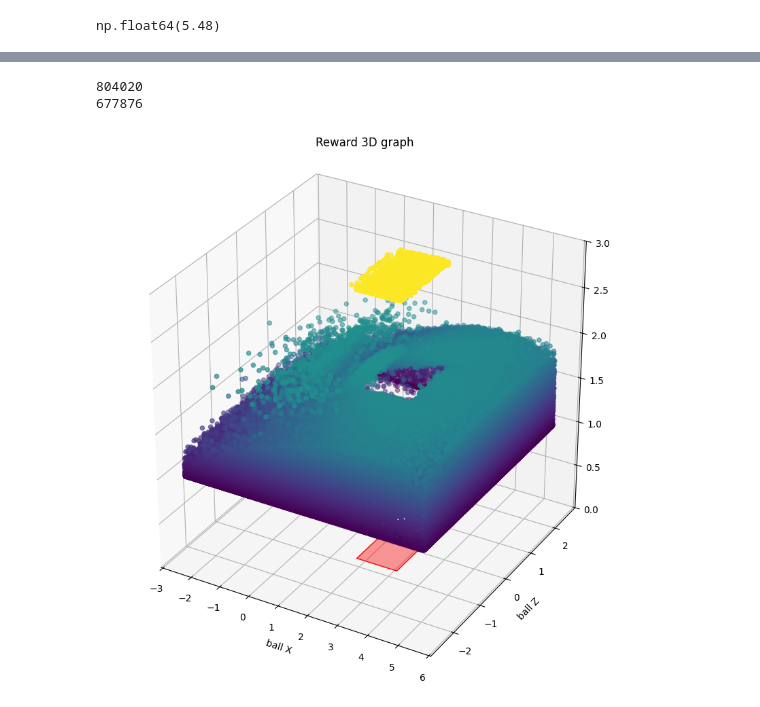
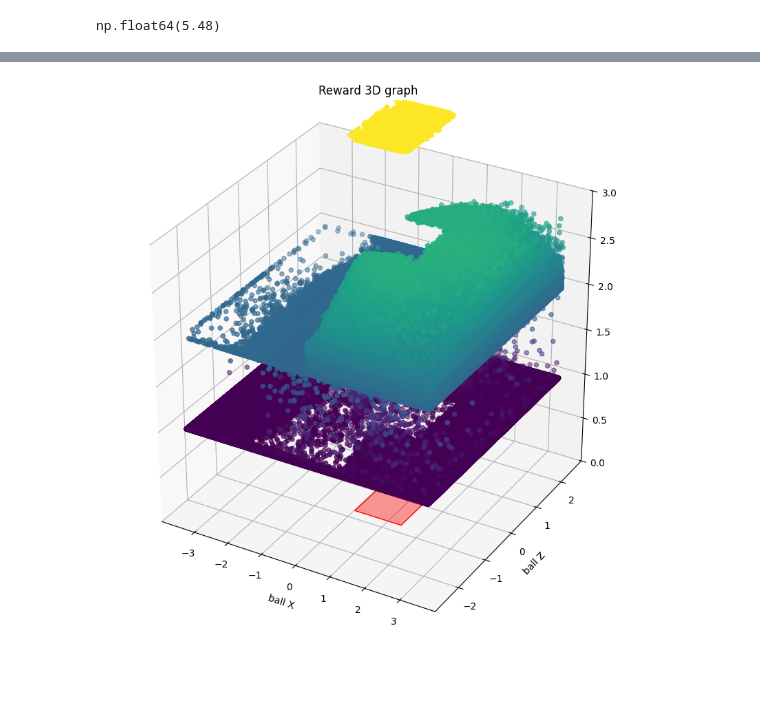
Before and after one commit to jin7369/RobotTableTennis_Stats, a Jupyter notebook: TableTennisTrajectoryStats.ipynb, the cells around one changed output, grey strips where cells are left out. Saved outputs shown, nothing was run; the diff lists cells and outputs as text; code cells hidden in the pictures; blank space fills up the shorter version.

```diff
--- a/TableTennisTrajectoryStats.ipynb
+++ b/TableTennisTrajectoryStats.ipynb
@@ -103,0 +112,3 @@ desc
+# %%
+df = pd.read_csv("../RobotTableTennisLab507/log/10_20_3.csv")
+df = df.query('cbt1==1').reset_index(drop=True)
@@ -226,14 +277,9 @@ ax.set_box_aspect([1, 1, 1])
 df_plot['ball_x'].max()
 # %% [output]
 np.float64(5.48)
+# %%
+df_plot = df.query('cbt1==1')
 # %%
-df = pd.read_csv("../Log/2025_08_14_12_11/PDPT.csv")
-print(len(df))
-df = df.query('cbt1==1').reset_index(drop=True)
-df_plot = df
-
-
-
 from mpl_toolkits.mplot3d.art3d import Poly3DCollection
 import matplotlib.pyplot as plt
 
@@ -274,9 +319,5 @@ Text(0.5, 0, 'ball X')
 # %%
-df = pd.read_csv("../Log/2025_08_05_15_22/PDPT.csv")
-print(len(df))
-df = df.query('cbt1==1').reset_index(drop=True)
-df
-print(len(df))
+
 
 
 
@@ -290,33 +331,31 @@ X = np.linspace(-3.5, 3.5, 100)
 Y = np.linspace(-3.5, 3.5, 100)
 X, Y = np.meshgrid(X, Y)
 center_x = desc['TargetAreaCenterX'][0]
 center_y = desc['TargetAreaCenterZ'][0]
 extents_x = desc['TargetAreaExtentsX'][0]
 extents_y = desc['TargetAreaExtentsZ'][0]
 x_min, x_max = center_x - extents_x, center_x + extents_x  # 탁구대 가로 (2.74m)
 y_min, y_max = center_y - extents_y, center_y + extents_y     # 탁구대 세로 (1.525m)
 z_base = 0 # z축이 위쪽이면 y_base가 0으로 간주됨 (z=0은 y=0)
 
 
 
 ax.scatter(df_plot['ball_x'], df_plot['ball_z'], df_plot['return'], c=df_plot['return'])
 # 사각형 꼭짓점 정의 (x, y, z)
 table_verts = [[
     (x_min, y_max, z_base),
     (x_min, y_min, z_base),
     (x_max, y_min, z_base),
     (x_max, y_max, z_base)
 ]]
 
 # 사각형 추가
 table = Poly3DCollection(table_verts, color='red', alpha=0.4)
 ax.set_title("Reward 3D graph")
 ax.add_collection3d(table)
 ax.set_zlim(0, 3)
 ax.set_ylabel("ball Z")
 ax.set_xlabel("ball X")
 ax.set_box_aspect([1, 1, 1])
 # %% [output]
-804020
-677876
-[figure, old version]
+[figure, new version]
```
Also changed, not shown: parts of 24 cells of this notebook, 2 other files.
